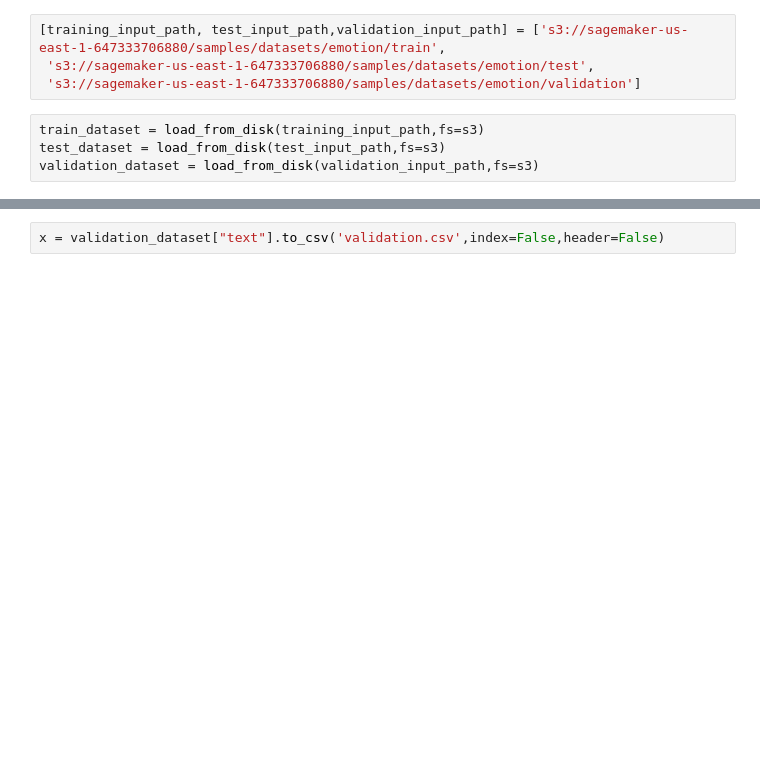
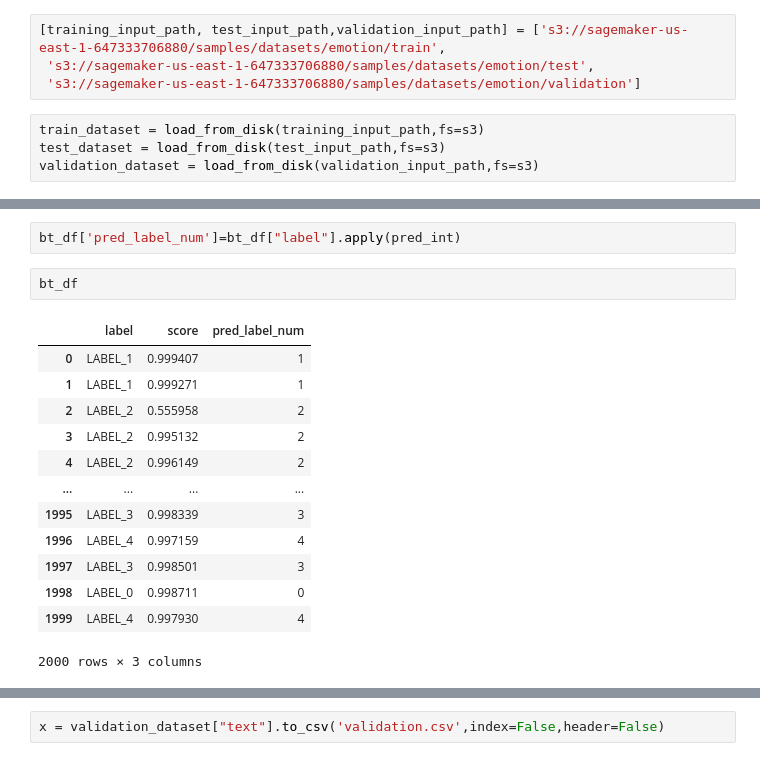
Before and after one commit to bdonkey/HuggingFacenotebooks, a Jupyter notebook: sagemaker/ss_01_getting_started_pytorch/Hf_EmotionsPredictor.ipynb, the cells around one changed output, grey strips where cells are left out. Cells and saved outputs as stored; diff of their text form; blank space fills up the shorter version.

```diff
--- a/sagemaker/ss_01_getting_started_pytorch/Hf_EmotionsPredictor.ipynb
+++ b/sagemaker/ss_01_getting_started_pytorch/Hf_EmotionsPredictor.ipynb
@@ -101,0 +323,18 @@ validation_dataset = load_from_disk(validation_input_path,fs=s3)
+# %%
+bt_df['pred_label_num']=bt_df["label"].apply(pred_int)
+# %%
+bt_df
+# %% [output]
+|  | label | score | pred_label_num |
+| 0 | LABEL_1 | 0.999407 | 1 |
+| 1 | LABEL_1 | 0.999271 | 1 |
+| 2 | LABEL_2 | 0.555958 | 2 |
+| 3 | LABEL_2 | 0.995132 | 2 |
+| 4 | LABEL_2 | 0.996149 | 2 |
+| ... | ... | ... | ... |
+| 1995 | LABEL_3 | 0.998339 | 3 |
+| 1996 | LABEL_4 | 0.997159 | 4 |
+| 1997 | LABEL_3 | 0.998501 | 3 |
+| 1998 | LABEL_0 | 0.998711 | 0 |
+| 1999 | LABEL_4 | 0.997930 | 4 |
+2000 rows × 3 columns
```
Also changed, not shown: parts of 58 cells of this notebook.
